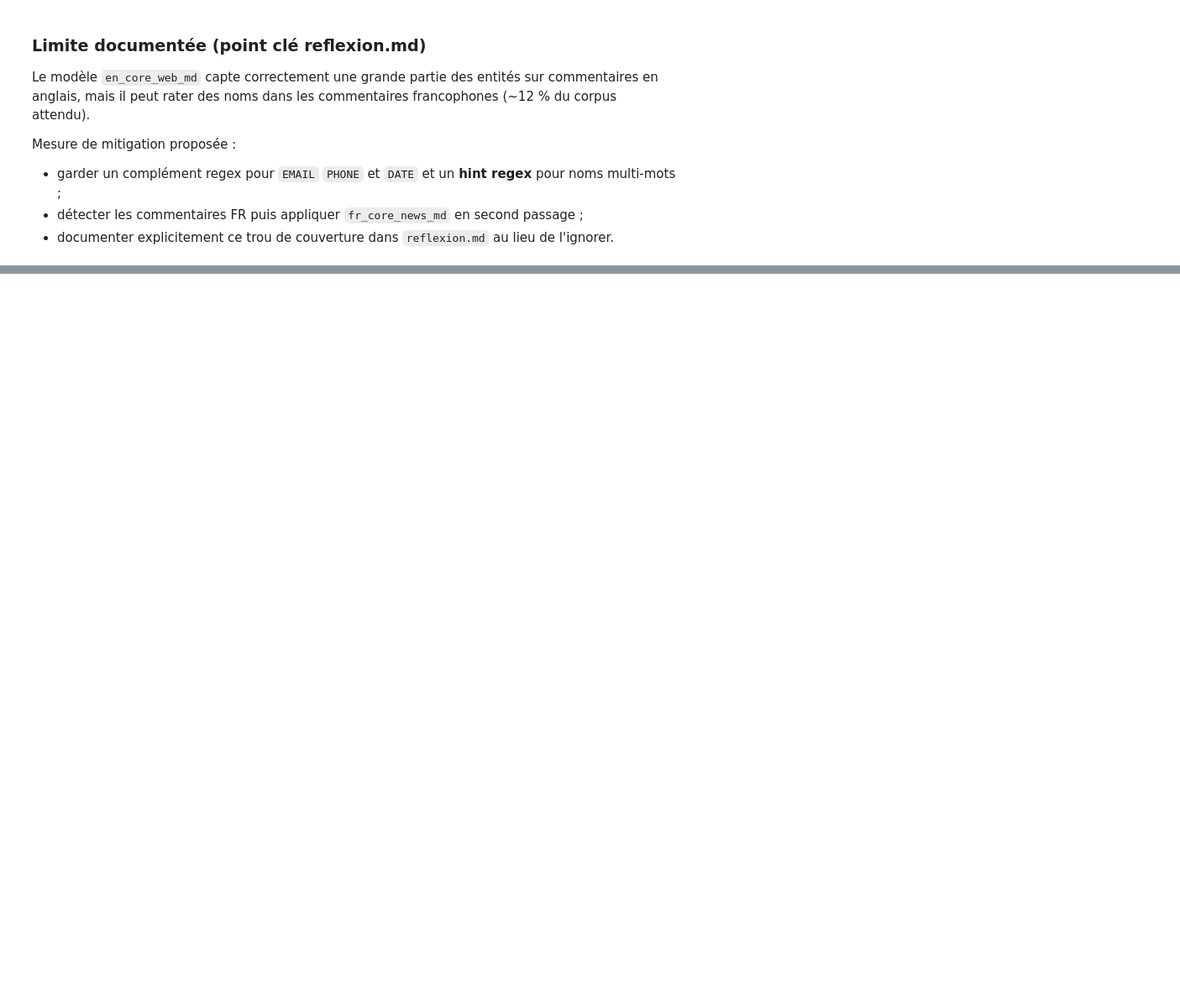
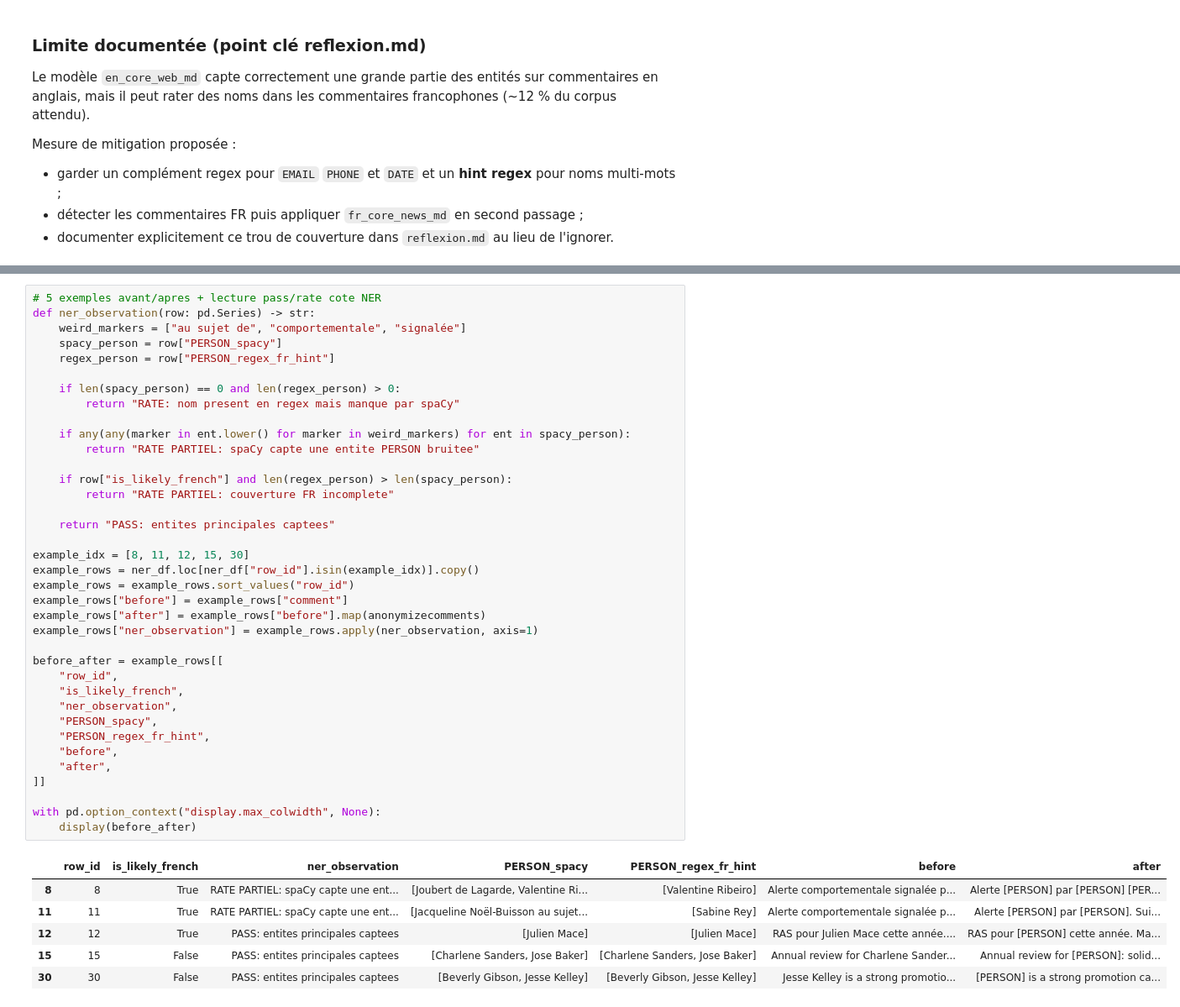
Before and after one commit to Franck-Beugnet/M2-B2-athena-celia-franck, a Jupyter notebook: notebooks/M2-B2_anonymisation_franck.ipynb, the cells around one changed output, grey strips where cells are left out. Shown at 84% size. Saved outputs shown, nothing was run; the diff lists cells and outputs as text; blank space fills up the shorter version.

Commit message:
task9(anonymize.py):livrable

```diff
--- a/notebooks/M2-B2_anonymisation_franck.ipynb
+++ b/notebooks/M2-B2_anonymisation_franck.ipynb
@@ -315,0 +349,44 @@ Mesure de mitigation proposée :
+# %%
+# 5 exemples avant/apres + lecture pass/rate cote NER
+def ner_observation(row: pd.Series) -> str:
+    weird_markers = ["au sujet de", "comportementale", "signalée"]
+    spacy_person = row["PERSON_spacy"]
+    regex_person = row["PERSON_regex_fr_hint"]
+
+    if len(spacy_person) == 0 and len(regex_person) > 0:
+        return "RATE: nom present en regex mais manque par spaCy"
+
+    if any(any(marker in ent.lower() for marker in weird_markers) for ent in spacy_person):
+        return "RATE PARTIEL: spaCy capte une entite PERSON bruitee"
+
+    if row["is_likely_french"] and len(regex_person) > len(spacy_person):
+        return "RATE PARTIEL: couverture FR incomplete"
+
+    return "PASS: entites principales captees"
+
+example_idx = [8, 11, 12, 15, 30]
+example_rows = ner_df.loc[ner_df["row_id"].isin(example_idx)].copy()
+example_rows = example_rows.sort_values("row_id")
+example_rows["before"] = example_rows["comment"]
+example_rows["after"] = example_rows["before"].map(anonymizecomments)
+example_rows["ner_observation"] = example_rows.apply(ner_observation, axis=1)
+
+before_after = example_rows[[
+    "row_id",
+    "is_likely_french",
+    "ner_observation",
+    "PERSON_spacy",
+    "PERSON_regex_fr_hint",
+    "before",
+    "after",
+]]
+
+with pd.option_context("display.max_colwidth", None):
+    display(before_after)
+# %% [output]
+|  | row_id | is_likely_french | ner_observation | PERSON_spacy | PERSON_regex_fr_hint | before | after |
+| 8 | 8 | True | RATE PARTIEL: spaCy capte une ent... | [Joubert de Lagarde, Valentine Ri... | [Valentine Ribeiro] | Alerte comportementale signalée p... | Alerte [PERSON] par [PERSON] [PER... |
+| 11 | 11 | True | RATE PARTIEL: spaCy capte une ent... | [Jacqueline Noël-Buisson au sujet... | [Sabine Rey] | Alerte comportementale signalée p... | Alerte [PERSON] par [PERSON]. Sui... |
+| 12 | 12 | True | PASS: entites principales captees | [Julien Mace] | [Julien Mace] | RAS pour Julien Mace cette année.... | RAS pour [PERSON] cette année. Ma... |
+| 15 | 15 | False | PASS: entites principales captees | [Charlene Sanders, Jose Baker] | [Charlene Sanders, Jose Baker] | Annual review for Charlene Sander... | Annual review for [PERSON]: solid... |
+| 30 | 30 | False | PASS: entites principales captees | [Beverly Gibson, Jesse Kelley] | [Beverly Gibson, Jesse Kelley] | Jesse Kelley is a strong promotio... | [PERSON] is a strong promotion ca... |
```
Also changed, not shown: parts of 3 cells of this notebook, 3 other files.
